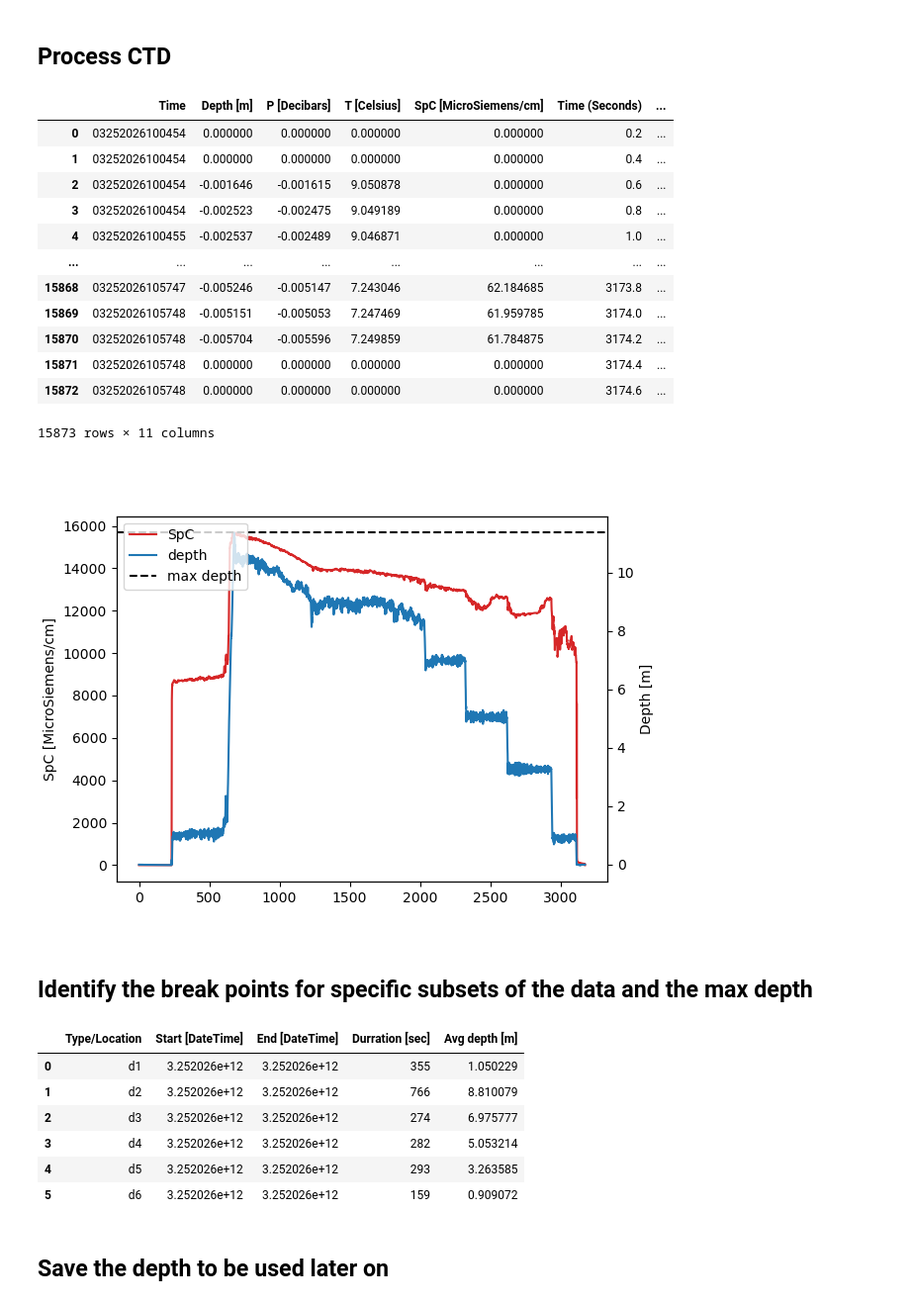
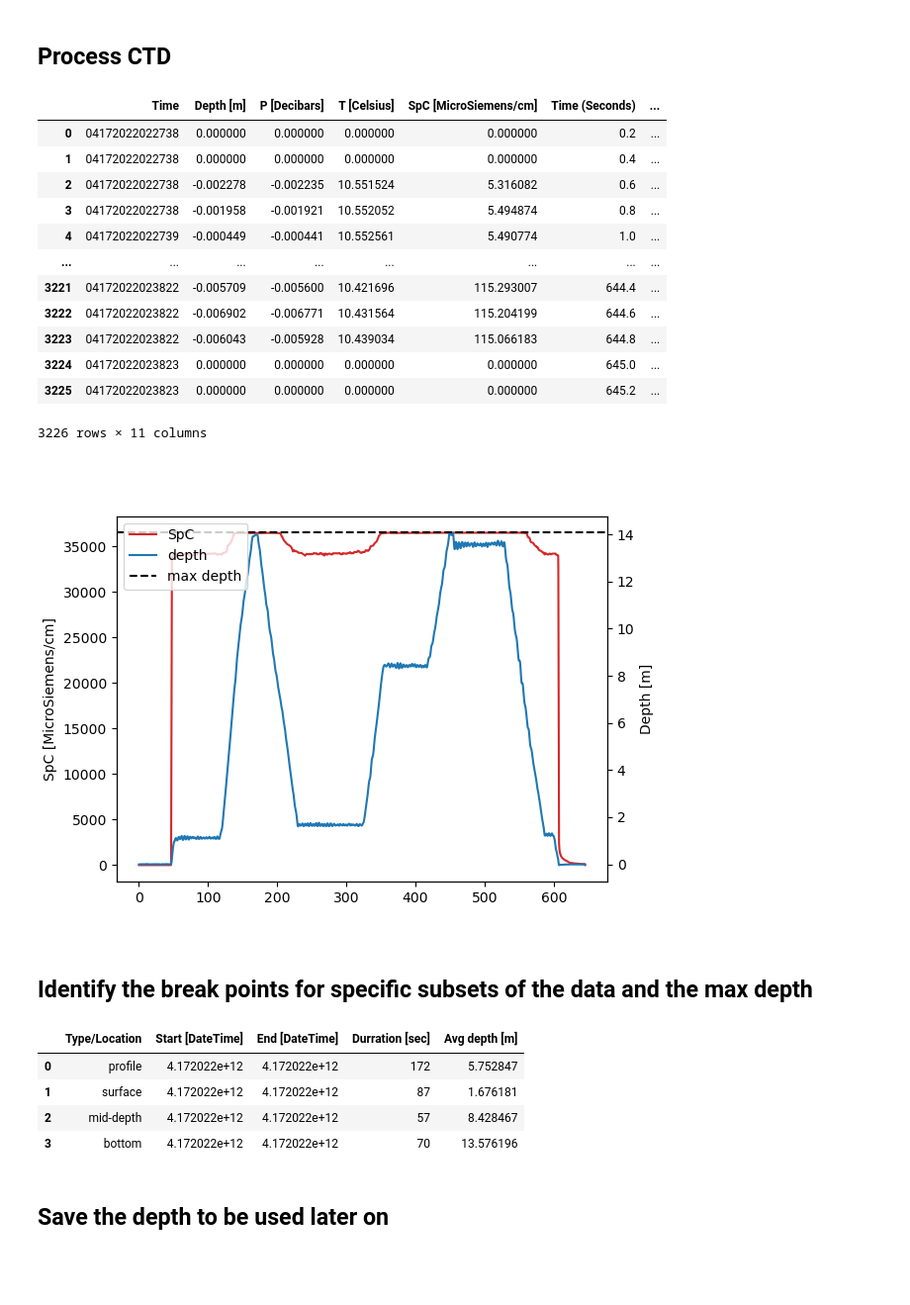
Before and after one commit to Floc-Imaging-and-Image-Processing/FlocCam-ImageProcessing, a Jupyter notebook: Code/1_Profile_Processing/1_ProfileProcStep1_extract_CTD_and_image_info_v02.ipynb, the cells around one changed output. Shown at 99% size. Saved outputs shown, nothing was run; the diff lists cells and outputs as text; code cells hidden in the pictures; blank space fills up the shorter version.

```diff
--- a/Code/1_Profile_Processing/1_ProfileProcStep1_extract_CTD_and_image_info_v02.ipynb
+++ b/Code/1_Profile_Processing/1_ProfileProcStep1_extract_CTD_and_image_info_v02.ipynb
@@ -65,7 +65,7 @@ imagetype = '*jpg'
 hrC = 0  # hour correction
 minC = 0 # min correction
 # scC = 4   # second correction (Barateria Bay correction)
-scC = 6   # second correction (Siene correction)
+scC = 0   # second correction (Siene correction)
 """  ------------------------------------------- """
 
 castpath_file = '0_CastPath.csv'
@@ -105,9 +91,9 @@ n = 1 # pick the raw CTD time series by choosing the file index
 
 if pd.read_csv(files[m],  nrows=1).shape[1] == 2:
     ctd_profile = pd.read_csv(files[m], skiprows = 28)
-    ctd_profile.to_csv('CTD-profile.csv',index = False)
+    ctd_profile.to_csv(path /'CTD-profile.csv',index = False)
 else:
-    shutil.copyfile(files[m], 'CTD-profile.csv')
+    shutil.copyfile(files[m], path /'CTD-profile.csv')
 
 # get the ctd file, rearrange it and make it into a dataframe
 
@@ -143,46 +129,46 @@ depth = avg_ctd_P*10/9.81               #meters
 # insert data into ctd dataframe and save as a csv file
 
 ctd.insert(0,'Time',cor_timess)
 ctd.insert(1,'Depth [m]',depth)
 ctd.insert(2,'P [Decibars]',avg_ctd_P)
 ctd.insert(3,'T [Celsius]',avg_ctd_T)
 ctd.insert(4,'SpC [MicroSiemens/cm]',avg_ctd_C)
 
-ctd.to_csv('CTD-timeseries.csv',index = False)
+ctd.to_csv(path /'CTD-timeseries.csv',index = False)
 
 display(ctd)
 
 # auto set the max detph
 maxdepth = max(ctd['Depth [m]'])
 
 # plot the data
 fig, ax1 = plt.subplots()
 ax1.plot(ctd['Time (Seconds)'], ctd['SpC [MicroSiemens/cm]'], color='C03',alpha=1,label='SpC')
 ax1.set_ylabel('SpC [MicroSiemens/cm]')
 # ax1.set_ylim(33000,37000)
 ax2 = ax1.twinx()
 ax2.plot(ctd['Time (Seconds)'], ctd['Depth [m]'], alpha=1,label='depth')
 ax2.set_xlabel('Time [s]')
 ax2.set_ylabel('Depth [m]')
 ax2.axhline(y = maxdepth, color = 'k', linestyle = '--', label='max depth')
 h1, l1 = ax1.get_legend_handles_labels()
 h2, l2 = ax2.get_legend_handles_labels()
 ax2.legend(h1+h2, l1+l2, loc=2);
 # %% [output]
 |  | Time | Depth [m] | P [Decibars] | T [Celsius] | SpC [MicroSiemens/cm] | Time (Seconds) | ... |
-| 0 | 03252026100454 | 0.000000 | 0.000000 | 0.000000 | 0.000000 | 0.2 | ... |
-| 1 | 03252026100454 | 0.000000 | 0.000000 | 0.000000 | 0.000000 | 0.4 | ... |
-| 2 | 03252026100454 | -0.001646 | -0.001615 | 9.050878 | 0.000000 | 0.6 | ... |
-| 3 | 03252026100454 | -0.002523 | -0.002475 | 9.049189 | 0.000000 | 0.8 | ... |
-| 4 | 03252026100455 | -0.002537 | -0.002489 | 9.046871 | 0.000000 | 1.0 | ... |
+| 0 | 04172022022738 | 0.000000 | 0.000000 | 0.000000 | 0.000000 | 0.2 | ... |
+| 1 | 04172022022738 | 0.000000 | 0.000000 | 0.000000 | 0.000000 | 0.4 | ... |
+| 2 | 04172022022738 | -0.002278 | -0.002235 | 10.551524 | 5.316082 | 0.6 | ... |
+| 3 | 04172022022738 | -0.001958 | -0.001921 | 10.552052 | 5.494874 | 0.8 | ... |
+| 4 | 04172022022739 | -0.000449 | -0.000441 | 10.552561 | 5.490774 | 1.0 | ... |
 | ... | ... | ... | ... | ... | ... | ... | ... |
-| 15868 | 03252026105747 | -0.005246 | -0.005147 | 7.243046 | 62.184685 | 3173.8 | ... |
-| 15869 | 03252026105748 | -0.005151 | -0.005053 | 7.247469 | 61.959785 | 3174.0 | ... |
-| 15870 | 03252026105748 | -0.005704 | -0.005596 | 7.249859 | 61.784875 | 3174.2 | ... |
-| 15871 | 03252026105748 | 0.000000 | 0.000000 | 0.000000 | 0.000000 | 3174.4 | ... |
-| 15872 | 03252026105748 | 0.000000 | 0.000000 | 0.000000 | 0.000000 | 3174.6 | ... |
+| 3221 | 04172022023822 | -0.005709 | -0.005600 | 10.421696 | 115.293007 | 644.4 | ... |
+| 3222 | 04172022023822 | -0.006902 | -0.006771 | 10.431564 | 115.204199 | 644.6 | ... |
+| 3223 | 04172022023822 | -0.006043 | -0.005928 | 10.439034 | 115.066183 | 644.8 | ... |
+| 3224 | 04172022023823 | 0.000000 | 0.000000 | 0.000000 | 0.000000 | 645.0 | ... |
+| 3225 | 04172022023823 | 0.000000 | 0.000000 | 0.000000 | 0.000000 | 645.2 | ... |
-15873 rows × 11 columns
+3226 rows × 11 columns
-[figure, old version]
+[figure, new version]
 # %% [markdown]
 ## Identify the break points for specific subsets of the data and the max depth
 # %%
@@ -193,44 +179,21 @@ automax = 1 # use "1" to just take the max of the measurement. Set automax = 0 t
 
 # Time breakpoints... enter the start and end of each period or subset for which you want the data grouped (use nearest second)
 
-# Deleware -------------------------------------
-
-names = np.array(['d1','d2','d3','d4', 'd5','d6'])
-
-startS = np.array([240,1260,2045,2334,2631,2946])
-endS = np.array([595,2026,2319,2616,2924,3105])
-
-# Mississippi - --------------------------------
-
-# names = np.array(['surface','d1','d2','d3','d4','d5','d6','bottom','profile'])
-
-# startS = np.array([81,191,334,402,479,543,580,666,693]) # SWP1
-# endS = np.array([141,329,385,455,535,564,642,692,839]) # SWP1
-
 # Seine - 4/17/2022 --------------------------------
 
-# names = np.array(['profile','surface','mid-depth','bottom'])
+names = np.array(['profile','surface','mid-depth','bottom'])
 
-# startS = np.array([62,235,358,458]) # profile 4
-# endS = np.array([234,322,415,528]) # profile 4
-
-# # Seine - 6/16/2022 --------------------------------
-
-# names = np.array(['profile','surface','mid-depth','bottom'])
-
-# startS = np.array([180,338,553,714]) # profile 4
-# endS = np.array([338,518,679,832]) # profile 4
+startS = np.array([62,235,358,458]) # profile 4
+endS = np.array([234,322,415,528]) # profile 4
 
 
 """  ------------------------------------------- """
-
-
 
 if automax == 0:
     maxdepth = manualmax
 else:
     waterdepth = pd.DataFrame({'Depth [m]':np.array([maxdepth])})
-    waterdepth.to_csv('Depth.csv',index=False)
+    waterdepth.to_csv(path /'Depth.csv',index=False)
 
 if subsets == 1:
 
@@ -251,16 +214,14 @@ if subsets == 1:
         avg_depth[i]=ctd['Depth [m]'][(ctd['Time (Seconds)'] >= startS[i]) & (ctd['Time (Seconds)'] <= endS[i])].mean()
 
     breaktimes = pd.DataFrame({'Type/Location':names,'Start [DateTime]':start_time, 'End [DateTime]':end_time, 'Durration [sec]':deltaT, 'Avg depth [m]':avg_depth})
-    breaktimes.to_csv('Data-Breakpionts.csv',index = False)
+    breaktimes.to_csv(path /'Data-Breakpionts.csv',index = False)
     display(breaktimes)
 # %% [output]
 |  | Type/Location | Start [DateTime] | End [DateTime] | Durration [sec] | Avg depth [m] |
-| 0 | d1 | 3.252026e+12 | 3.252026e+12 | 355 | 1.050229 |
-| 1 | d2 | 3.252026e+12 | 3.252026e+12 | 766 | 8.810079 |
-| 2 | d3 | 3.252026e+12 | 3.252026e+12 | 274 | 6.975777 |
-| 3 | d4 | 3.252026e+12 | 3.252026e+12 | 282 | 5.053214 |
-| 4 | d5 | 3.252026e+12 | 3.252026e+12 | 293 | 3.263585 |
-| 5 | d6 | 3.252026e+12 | 3.252026e+12 | 159 | 0.909072 |
+| 0 | profile | 4.172022e+12 | 4.172022e+12 | 172 | 5.752847 |
+| 1 | surface | 4.172022e+12 | 4.172022e+12 | 87 | 1.676181 |
+| 2 | mid-depth | 4.172022e+12 | 4.172022e+12 | 57 | 8.428467 |
+| 3 | bottom | 4.172022e+12 | 4.172022e+12 | 70 | 13.576196 |
 # %% [markdown]
 ## Save the depth to be used later on
 # %%
```
Also changed, not shown: parts of 4 cells of this notebook, 2 other files.
